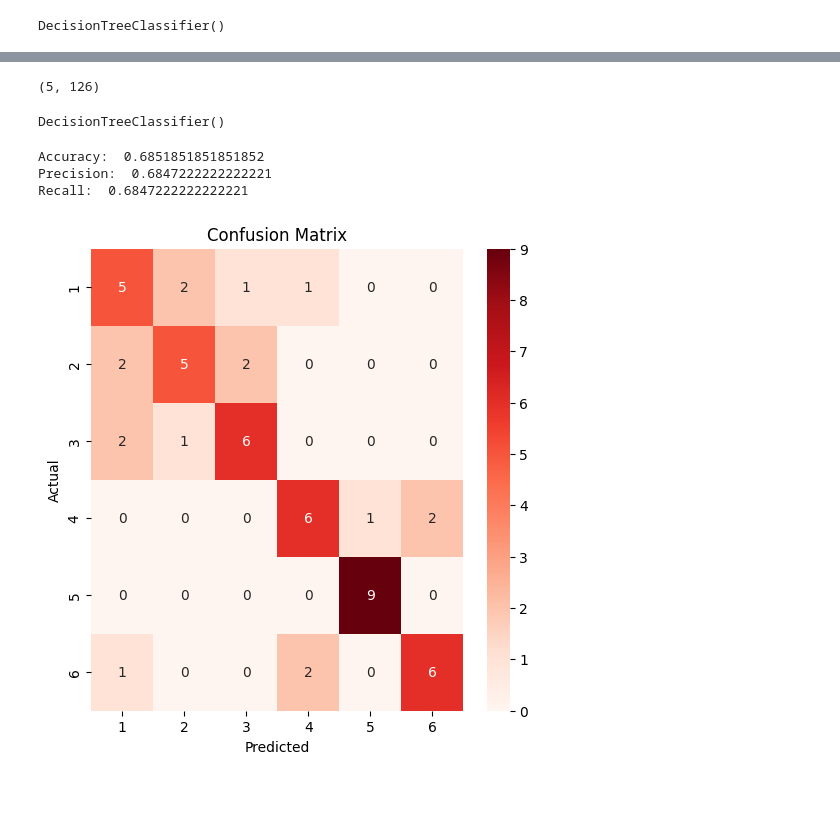
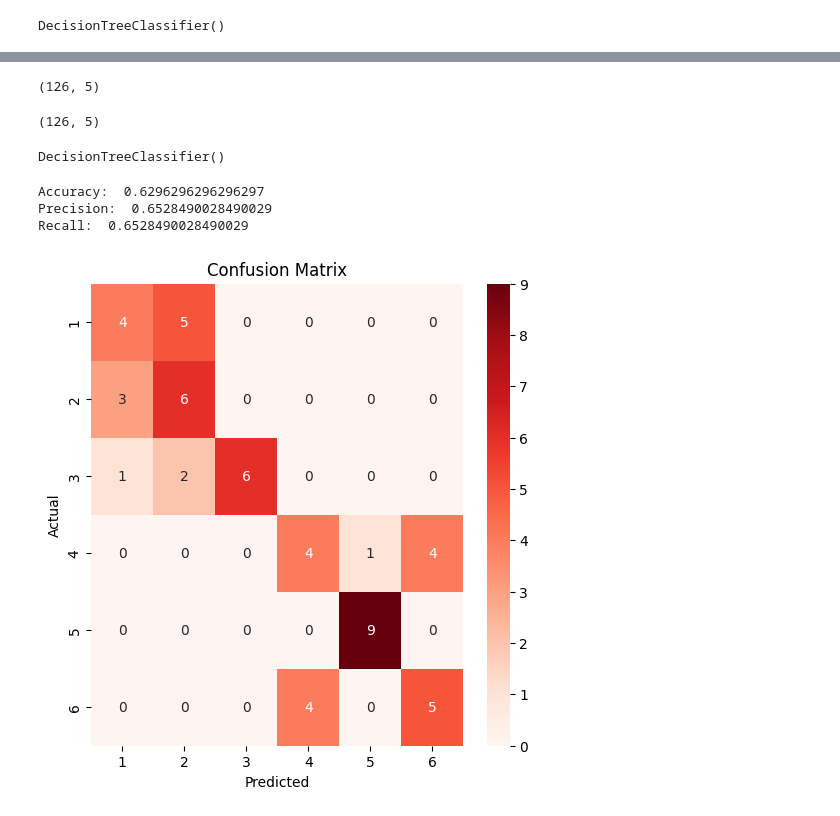
Before and after one commit to ShardulJunagade/ES-335-Assignment-1-2024-Fall, a Jupyter notebook: Task_2/Q1.ipynb, the cells around one changed output, grey strips where cells are left out. Saved outputs shown, nothing was run; the diff lists cells and outputs as text; code cells hidden in the pictures.

```diff
--- a/Task_2/Q1.ipynb
+++ b/Task_2/Q1.ipynb
@@ -50,33 +48,43 @@ min_a=[tsfel.feature_extraction.features.calc_min(linear_acc_train[i]) for i in
 mean=[tsfel.feature_extraction.features.calc_mean(linear_acc_train[i]) for i in range(len(linear_acc_train))]
 median=[tsfel.feature_extraction.features.calc_median(linear_acc_train[i]) for i in range(len(linear_acc_train))]
 std=[tsfel.feature_extraction.features.calc_std(linear_acc_train[i]) for i in range(len(linear_acc_train))]
-X_tsfel_train=np.array([mean,median,std,max_a,min_a])
+X_tsfel_train=np.array([mean,median,std,max_a,min_a]).transpose()
 print(X_tsfel_train.shape)
 # %% [output]
-(5, 126)
+(126, 5)
+# %%
+max_a=[tsfel.feature_extraction.features.calc_max(linear_acc_test[i]) for i in range(len(linear_acc_test))]
+min_a=[tsfel.feature_extraction.features.calc_min(linear_acc_test[i]) for i in range(len(linear_acc_test))]
+mean=[tsfel.feature_extraction.features.calc_mean(linear_acc_test[i]) for i in range(len(linear_acc_test))]
+median=[tsfel.feature_extraction.features.calc_median(linear_acc_test[i]) for i in range(len(linear_acc_test))]
+std=[tsfel.feature_extraction.features.calc_std(linear_acc_test[i]) for i in range(len(linear_acc_test))]
+X_tsfel_test=np.array([mean,median,std,max_a,min_a]).transpose()
+print(X_tsfel_train.shape)
+# %% [output]
+(126, 5)
 # %%
 dt2=DecisionTreeClassifier()
-dt2.fit(linear_acc_train,y_train)
+dt2.fit(X_tsfel_train,y_train)
 # %% [output]
 DecisionTreeClassifier()
 # %%
-y_tsfel_pred=dt.predict(linear_acc_test)
+y_tsfel_pred=dt2.predict(X_tsfel_test)
 # %%
 print("Accuracy: ",sklearn.metrics.accuracy_score(y_test, y_tsfel_pred))
 print("Precision: ",sklearn.metrics.precision_score(y_test, y_tsfel_pred,average='macro'))
 print("Recall: ",sklearn.metrics.precision_score(y_test, y_tsfel_pred,average='macro'))
 # %% [output]
-Accuracy:  0.6851851851851852
-Precision:  0.6847222222222221
-Recall:  0.6847222222222221
+Accuracy:  0.6296296296296297
+Precision:  0.6528490028490029
+Recall:  0.6528490028490029
 # %%
-cm = confusion_matrix(y_test, y_pred)
+cm = confusion_matrix(y_test, y_tsfel_pred)
 
 plt.figure(figsize=(6,6))
 sns.heatmap(cm, annot=True, fmt="d", cmap="Reds", xticklabels=range(1, 7), yticklabels=range(1, 7))
 plt.title('Confusion Matrix')
 plt.xlabel('Predicted')
 plt.ylabel('Actual')
 plt.show()
 # %% [output]
-[figure, old version]
+[figure, new version]
```
Also changed, not shown: parts of 3 cells of this notebook, 1 other file.
